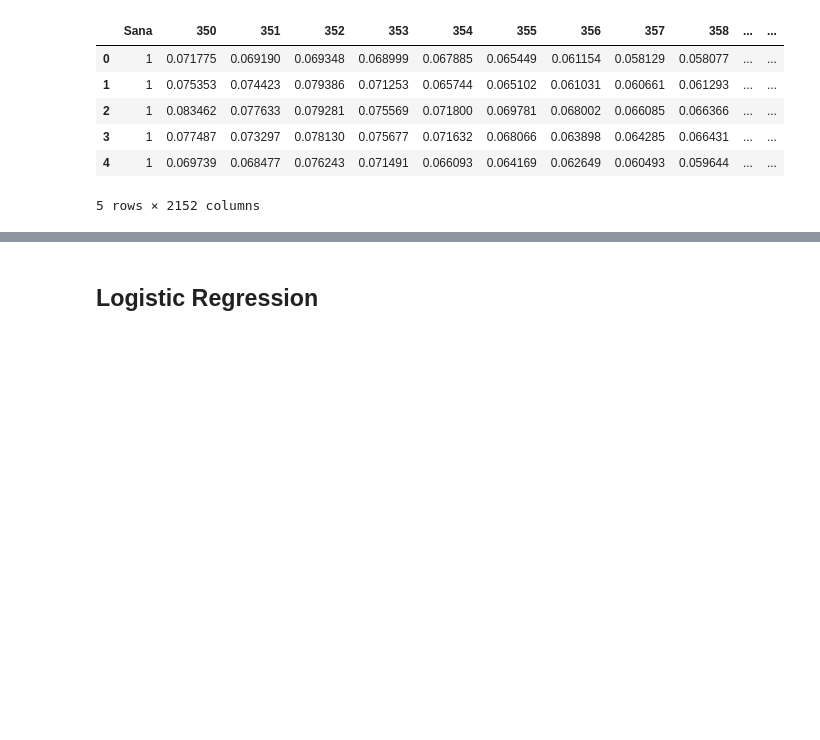
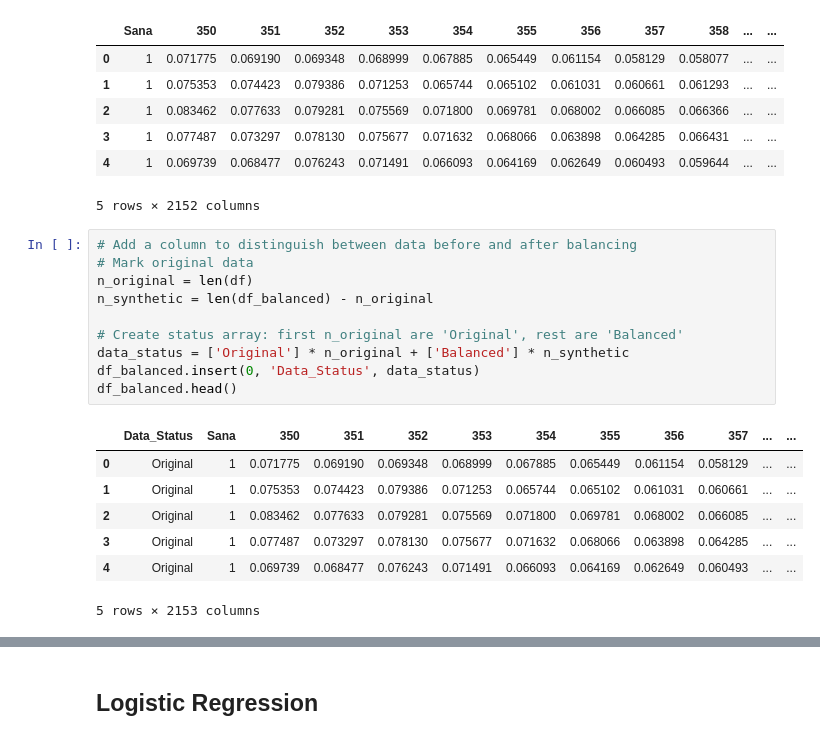
Before and after one commit to RicardoLoperaV/DiPreSi, a Jupyter notebook: Balanceo/Clasification/df13_Class_Balance.ipynb, the cells around one changed output, grey strips where cells are left out. Drawn from its saved outputs; the diff is of its cells as text; blank space fills up the shorter version.

```diff
--- a/Balanceo/Clasification/df13_Class_Balance.ipynb
+++ b/Balanceo/Clasification/df13_Class_Balance.ipynb
@@ -105,6 +105,24 @@ Original shape: (211, 2151), Balanced shape: (362, 2151)
 | 3 | 1 | 0.077487 | 0.073297 | 0.078130 | 0.075677 | 0.071632 | 0.068066 | 0.063898 | 0.064285 | 0.066431 | ... | ... |
 | 4 | 1 | 0.069739 | 0.068477 | 0.076243 | 0.071491 | 0.066093 | 0.064169 | 0.062649 | 0.060493 | 0.059644 | ... | ... |
 5 rows × 2152 columns
+# %%
+# Add a column to distinguish between data before and after balancing
+# Mark original data
+n_original = len(df)
+n_synthetic = len(df_balanced) - n_original
+
+# Create status array: first n_original are 'Original', rest are 'Balanced'
+data_status = ['Original'] * n_original + ['Balanced'] * n_synthetic
+df_balanced.insert(0, 'Data_Status', data_status)
+df_balanced.head()
+# %% [output]
+|  | Data_Status | Sana | 350 | 351 | 352 | 353 | 354 | 355 | 356 | 357 | ... | ... |
+| 0 | Original | 1 | 0.071775 | 0.069190 | 0.069348 | 0.068999 | 0.067885 | 0.065449 | 0.061154 | 0.058129 | ... | ... |
+| 1 | Original | 1 | 0.075353 | 0.074423 | 0.079386 | 0.071253 | 0.065744 | 0.065102 | 0.061031 | 0.060661 | ... | ... |
+| 2 | Original | 1 | 0.083462 | 0.077633 | 0.079281 | 0.075569 | 0.071800 | 0.069781 | 0.068002 | 0.066085 | ... | ... |
+| 3 | Original | 1 | 0.077487 | 0.073297 | 0.078130 | 0.075677 | 0.071632 | 0.068066 | 0.063898 | 0.064285 | ... | ... |
+| 4 | Original | 1 | 0.069739 | 0.068477 | 0.076243 | 0.071491 | 0.066093 | 0.064169 | 0.062649 | 0.060493 | ... | ... |
+5 rows × 2153 columns
 # %%
 # data treatment
 
```
Also changed, not shown: parts of 2 cells of this notebook, 14 other files.
